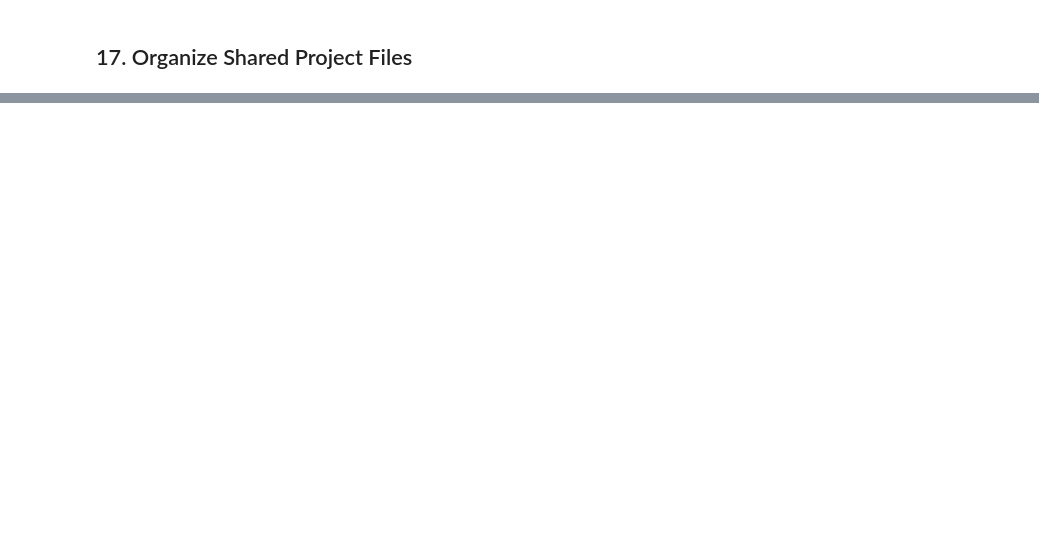
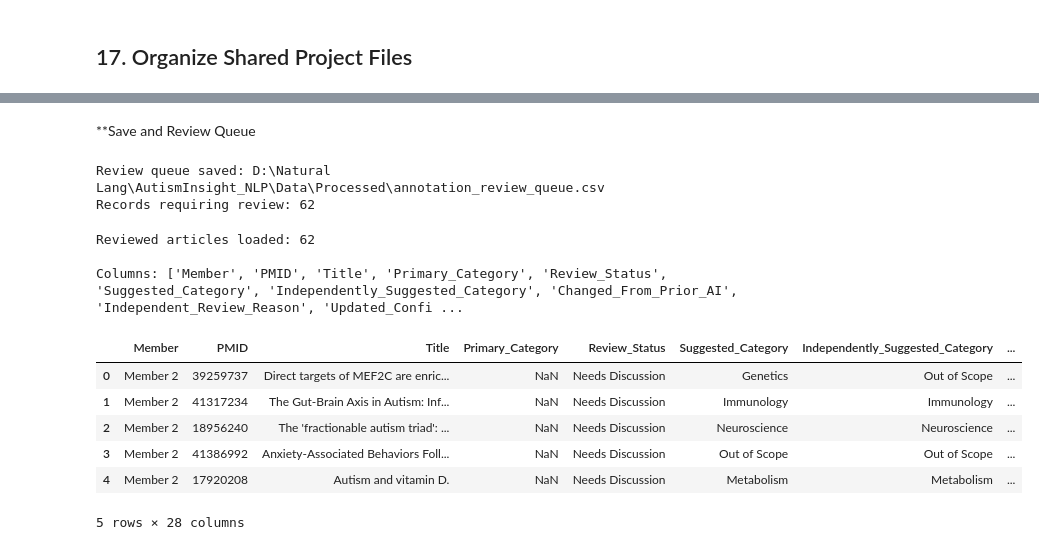
Before and after one commit to sakuku/AutismInsight-NLP, a Jupyter notebook: Notebooks/01_Data_and_TFIDF_Baseline.ipynb, the cells around one changed output, grey strips where cells are left out. Cells and saved outputs as stored; diff of their text form; code cells hidden in the pictures; blank space fills up the shorter version.

```diff
--- a/Notebooks/01_Data_and_TFIDF_Baseline.ipynb
+++ b/Notebooks/01_Data_and_TFIDF_Baseline.ipynb
@@ -931,0 +1135,37 @@ PubMed search results are not representative of all autism research. The five to
+# %% [markdown]
+**Save and Review Queue
+# %%
+# Save articles requiring team discussion
+review_file = processed_dir / "annotation_review_queue.csv"
+
+all_review_df.to_csv(review_file, index=False)
+
+print("Review queue saved:", review_file)
+print("Records requiring review:", len(all_review_df))
+# %% [output]
+Review queue saved: D:\Natural Lang\AutismInsight_NLP\Data\Processed\annotation_review_queue.csv
+Records requiring review: 62
+# %%
+# Load independent publication review
+review_file = (
+    processed_dir /
+    "annotation_review_queue_independent_publication_audit.csv"
+)
+
+reviewed_df = pd.read_csv(review_file)
+
+print("Reviewed articles loaded:", len(reviewed_df))
+print("\nColumns:", reviewed_df.columns.tolist())
+
+display(reviewed_df.head())
+# %% [output]
+Reviewed articles loaded: 62
+
+Columns: ['Member', 'PMID', 'Title', 'Primary_Category', 'Review_Status', 'Suggested_Category', 'Independently_Suggested_Category', 'Changed_From_Prior_AI', 'Independent_Review_Reason', 'Updated_Confi ...
+|  | Member | PMID | Title | Primary_Category | Review_Status | Suggested_Category | Independently_Suggested_Category | ... |
+| 0 | Member 2 | 39259737 | Direct targets of MEF2C are enric... | NaN | Needs Discussion | Genetics | Out of Scope | ... |
+| 1 | Member 2 | 41317234 | The Gut-Brain Axis in Autism: Inf... | NaN | Needs Discussion | Immunology | Immunology | ... |
+| 2 | Member 2 | 18956240 | The 'fractionable autism triad': ... | NaN | Needs Discussion | Neuroscience | Neuroscience | ... |
+| 3 | Member 2 | 41386992 | Anxiety-Associated Behaviors Foll... | NaN | Needs Discussion | Out of Scope | Out of Scope | ... |
+| 4 | Member 2 | 17920208 | Autism and vitamin D. | NaN | Needs Discussion | Metabolism | Metabolism | ... |
+5 rows × 28 columns
```
Also changed, not shown: parts of 70 cells of this notebook.
